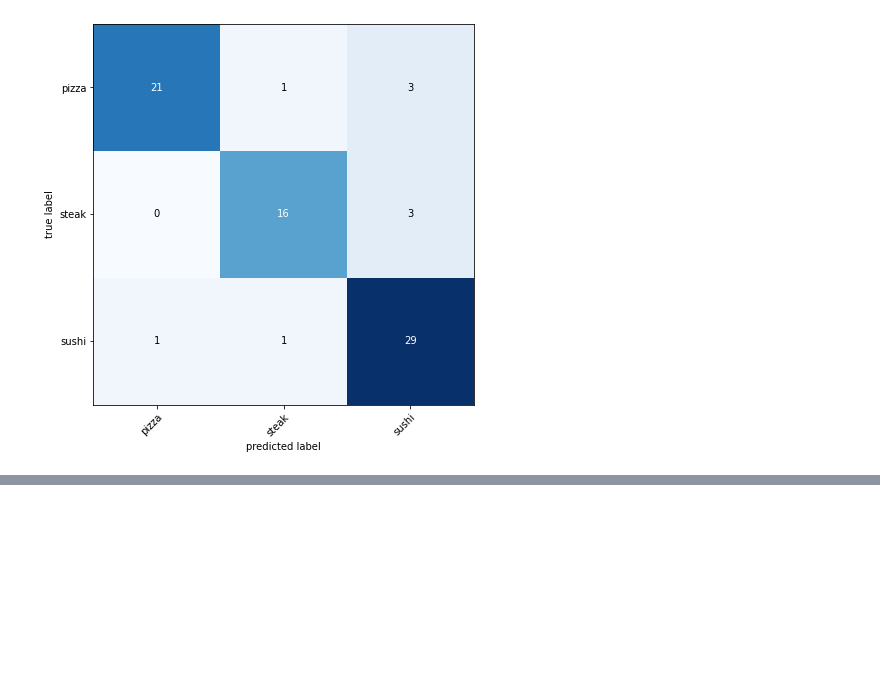
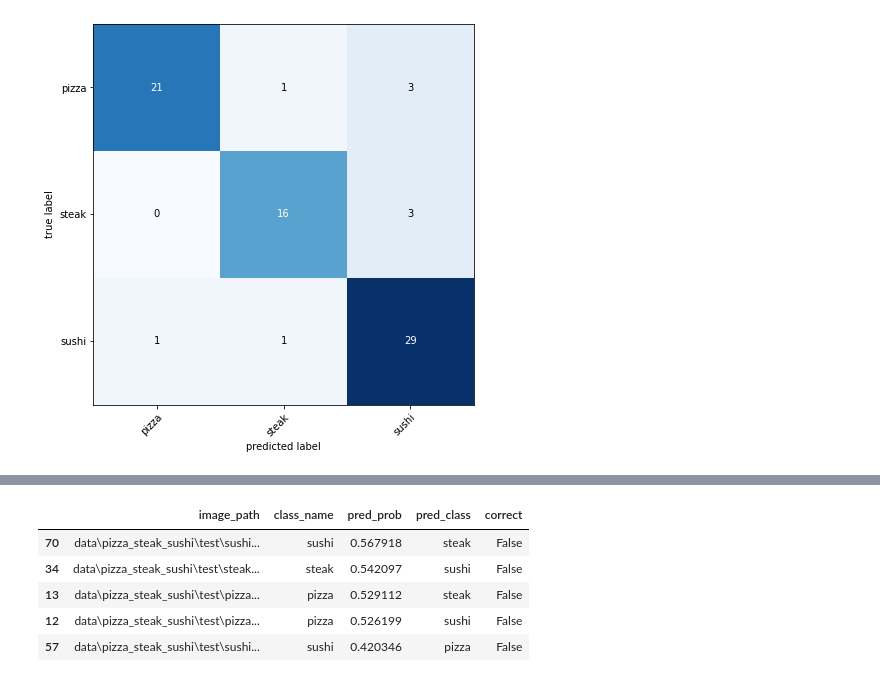
Before and after one commit to ashtonpangxq/pytorch-projects, a Jupyter notebook: tutorials/transfer_learning.ipynb, the cells around one changed output, grey strips where cells are left out. Cells and saved outputs as stored; diff of their text form; code cells hidden in the pictures; blank space fills up the shorter version.

```diff
--- a/tutorials/transfer_learning.ipynb
+++ b/tutorials/transfer_learning.ipynb
@@ -848,0 +929,14 @@ OSError: [WinError 6] The handle is invalid
+# %%
+# Turn the test_pred_dicts into a DataFrame
+import pandas as pd
+test_pred_df = pd.DataFrame(test_pred_dicts)
+# Sort DataFrame by correct then by pred_prob
+top_5_most_wrong = test_pred_df.sort_values(by=["correct", "pred_prob"], ascending=[True, False]).head()
+top_5_most_wrong
+# %% [output]
+|  | image_path | class_name | pred_prob | pred_class | correct |
+| 70 | data\pizza_steak_sushi\test\sushi... | sushi | 0.567918 | steak | False |
+| 34 | data\pizza_steak_sushi\test\steak... | steak | 0.542097 | sushi | False |
+| 13 | data\pizza_steak_sushi\test\pizza... | pizza | 0.529112 | steak | False |
+| 12 | data\pizza_steak_sushi\test\pizza... | pizza | 0.526199 | sushi | False |
+| 57 | data\pizza_steak_sushi\test\sushi... | sushi | 0.420346 | pizza | False |
```
Also changed, not shown: parts of 4 cells of this notebook.
